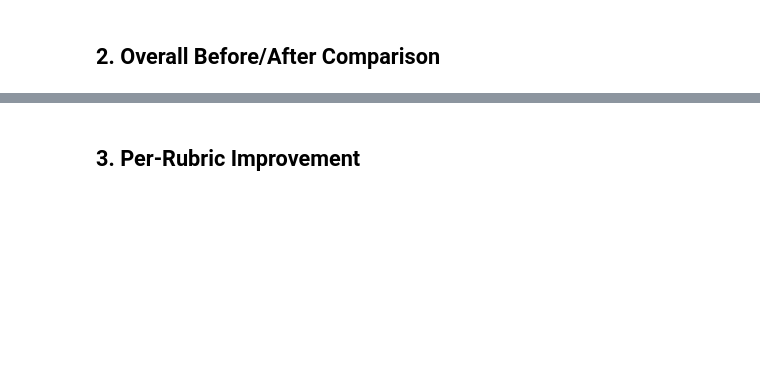
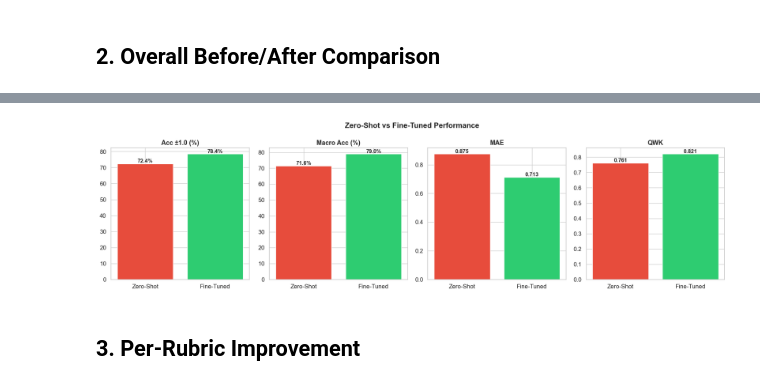
Before and after one commit to KamalEzzo/automated-essay-grading-system, a Jupyter notebook: Notebooks/07_Finetuning_Results.ipynb, the cells around one changed output, grey strips where cells are left out. Drawn from its saved outputs; the diff is of its cells as text; code cells hidden in the pictures; blank space fills up the shorter version.

```diff
--- a/Notebooks/07_Finetuning_Results.ipynb
+++ b/Notebooks/07_Finetuning_Results.ipynb
@@ -43,22 +53,24 @@ print(f'Fine-tuned: {len(ft)} samples')
 ## 2. Overall Before/After Comparison
 # %%
 def compute_metrics(df):
-    diff = np.abs(df['LLM_Final'].values - df['Human_Final'].values)
+    signed = df['LLM_Final'].values - df['Human_Final'].values
+    diff = np.abs(signed)
     acc_1 = np.mean(diff <= 1.0) * 100
     acc_05 = np.mean(diff <= 0.5) * 100
     mae = np.mean(diff)
 
+    # Macro accuracy: mean of the per-band ±1 accuracy, with bands = whole human grade points
+    # (0-0.5, 1-1.5, 2-2.5, 3-3.5, 4-4.5, 5)
+    bands = np.floor(df['Human_Final'].values)
+    macro = np.mean([np.mean(diff[bands == b] <= 1.0) for b in np.unique(bands)]) * 100
+
     h_total = (df['Human_Clarity'] + df['Human_Terminology'] + df['Human_Coverage'] + df['Human_Accuracy']).astype(int)
     l_total = (df['LLM_Clarity'] + df['LLM_Terminology'] + df['LLM_Coverage'] + df['LLM_Accuracy']).astype(int).clip(0, 10)
     qwk = cohen_kappa_score(h_total, l_total, weights='quadratic')
+    pearson_r = np.corrcoef(df['LLM_Final'], df['Human_Final'])[0, 1]
 
-    # Off-topic
-    if 'OffTopic_Match' in df.columns:
-        ot_acc = df['OffTopic_Match'].astype(bool).mean() * 100
-    else:
-        ot_acc = np.nan
-
-    return {'Acc ±1.0 (%)': acc_1, 'Acc ±0.5 (%)': acc_05, 'MAE': mae, 'QWK': qwk, 'OT Acc (%)': ot_acc}
+    return {'Acc ±1.0 (%)': acc_1, 'Acc ±0.5 (%)': acc_05, 'Macro Acc (%)': macro, 'QWK': qwk,
+            'Pearson r': pearson_r, 'MAE': mae, 'Bias': np.mean(signed)}
 
 
 zs_m = compute_metrics(zs)
@@ -74,21 +92,23 @@ comp_df
 # %%
 # Visual comparison
 fig, axes = plt.subplots(1, 4, figsize=(18, 5))
-metric_keys = ['Acc ±1.0 (%)', 'Acc ±0.5 (%)', 'MAE', 'QWK']
+metric_keys = ['Acc ±1.0 (%)', 'Macro Acc (%)', 'MAE', 'QWK']
 
 for ax, metric in zip(axes, metric_keys):
     vals = [zs_m[metric], ft_m[metric]]
     colors = ['#e74c3c', '#2ecc71']
     bars = ax.bar(['Zero-Shot', 'Fine-Tuned'], vals, color=colors, edgecolor='white')
     ax.set_title(metric, fontsize=13, fontweight='bold')
     for bar, val in zip(bars, vals):
         fmt = f'{val:.1f}%' if '%' in metric else f'{val:.3f}'
         ax.text(bar.get_x() + bar.get_width()/2, bar.get_height(),
                 fmt, ha='center', va='bottom', fontsize=11, fontweight='bold')
 
 fig.suptitle('Zero-Shot vs Fine-Tuned Performance', fontsize=15, fontweight='bold')
 plt.tight_layout()
 plt.show()
+# %% [output]
+[figure, added]
 # %% [markdown]
 ## 3. Per-Rubric Improvement
 # %%
```
Also changed, not shown: parts of 17 cells of this notebook, 18 other files.
